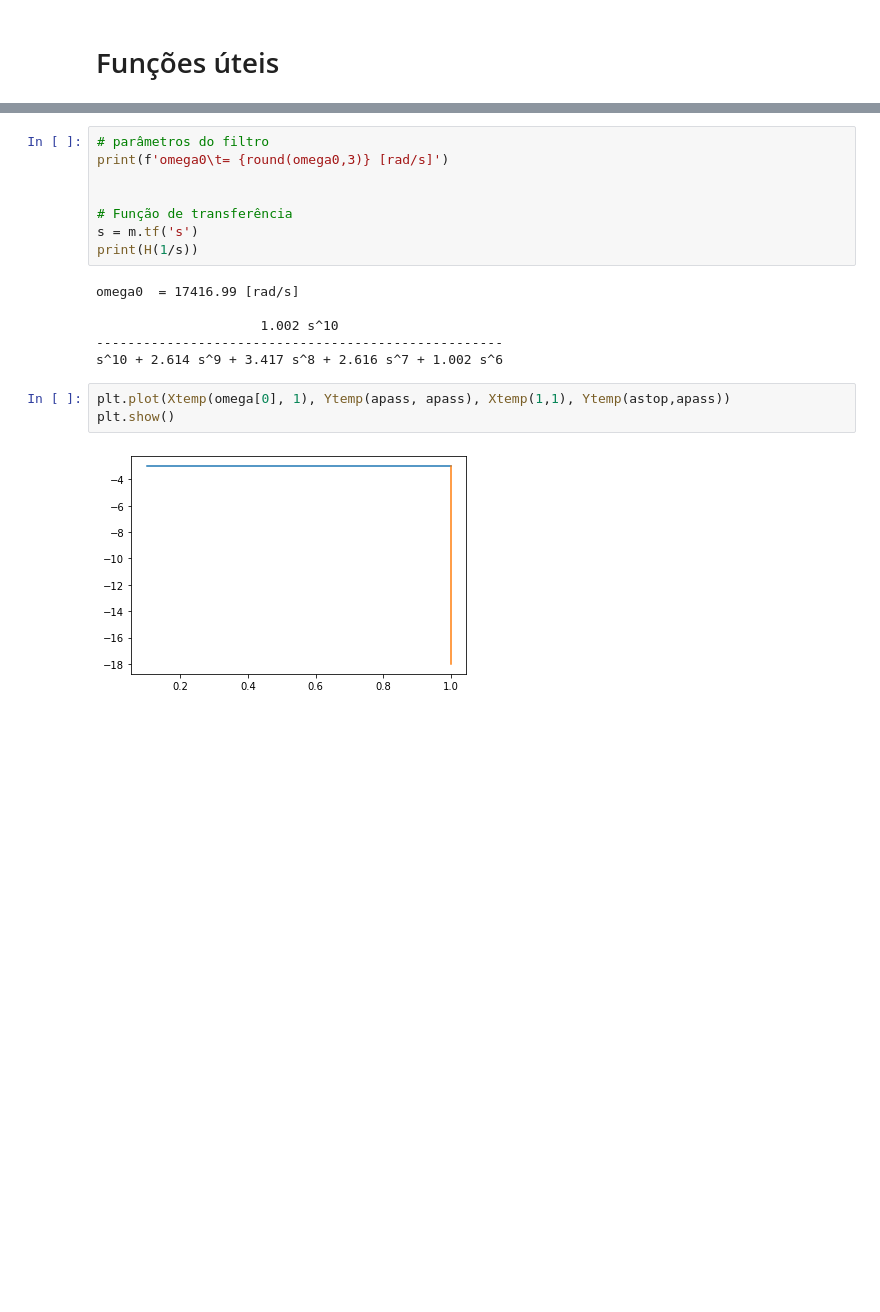
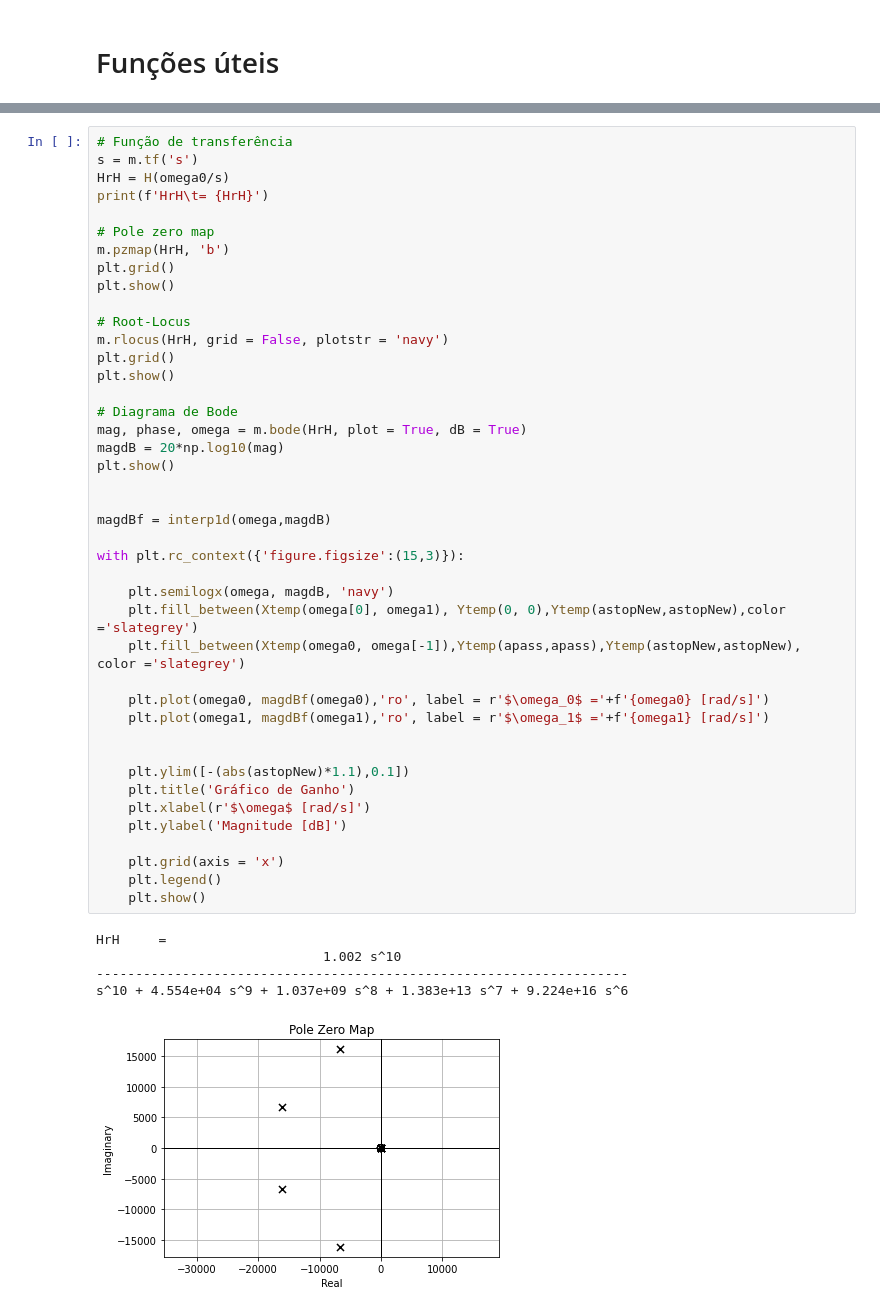
Before and after one commit to Widmark-Kaue/digital-signal-processing, a Jupyter notebook: avl2.ipynb, the cells around one changed output, grey strips where cells are left out. Cells and saved outputs as stored; diff of their text form; blank space fills up the shorter version.

```diff
--- a/avl2.ipynb
+++ b/avl2.ipynb
@@ -156,19 +174,48 @@ astop = 10**(8*np.log10(omegarH)) #calcular expressão
-# %%
-# parâmetros do filtro
-print(f'omega0\t= {round(omega0,3)} [rad/s]')
-
-
-# Função de transferência
-s = m.tf('s')
-print(H(1/s))
-# %% [output]
-omega0  = 17416.99 [rad/s]
-
-                     1.002 s^10
-----------------------------------------------------
-s^10 + 2.614 s^9 + 3.417 s^8 + 2.616 s^7 + 1.002 s^6
-# %%
-plt.plot(Xtemp(omega[0], 1), Ytemp(apass, apass), Xtemp(1,1), Ytemp(astop,apass))
-plt.show()
-# %% [output]
-[figure, removed]
+# %%
+# Função de transferência
+s = m.tf('s')
+HrH = H(omega0/s)
+print(f'HrH\t= {HrH}')
+
+# Pole zero map
+m.pzmap(HrH, 'b')
+plt.grid()
+plt.show()
+
+# Root-Locus
+m.rlocus(HrH, grid = False, plotstr = 'navy')
+plt.grid()
+plt.show()
+
+# Diagrama de Bode
+mag, phase, omega = m.bode(HrH, plot = True, dB = True)
+magdB = 20*np.log10(mag)
+plt.show()
+
+
+magdBf = interp1d(omega,magdB)
+
+with plt.rc_context({'figure.figsize':(15,3)}):
+
+    plt.semilogx(omega, magdB, 'navy')
+    plt.fill_between(Xtemp(omega[0], omega1), Ytemp(0, 0),Ytemp(astopNew,astopNew),color ='slategrey')
+    plt.fill_between(Xtemp(omega0, omega[-1]),Ytemp(apass,apass),Ytemp(astopNew,astopNew), color ='slategrey')
+
+    plt.plot(omega0, magdBf(omega0),'ro', label = r'$\omega_0$ ='+f'{omega0} [rad/s]')
+    plt.plot(omega1, magdBf(omega1),'ro', label = r'$\omega_1$ ='+f'{omega1} [rad/s]')
+
+
+    plt.ylim([-(abs(astopNew)*1.1),0.1])
+    plt.title('Gráfico de Ganho')
+    plt.xlabel(r'$\omega$ [rad/s]')
+    plt.ylabel('Magnitude [dB]')
+
+    plt.grid(axis = 'x')
+    plt.legend()
+    plt.show()
+# %% [output]
+HrH     =
+                             1.002 s^10
+--------------------------------------------------------------------
+s^10 + 4.554e+04 s^9 + 1.037e+09 s^8 + 1.383e+13 s^7 + 9.224e+16 s^6
+[figure, added]
```
Also changed, not shown: parts of 10 cells of this notebook.
